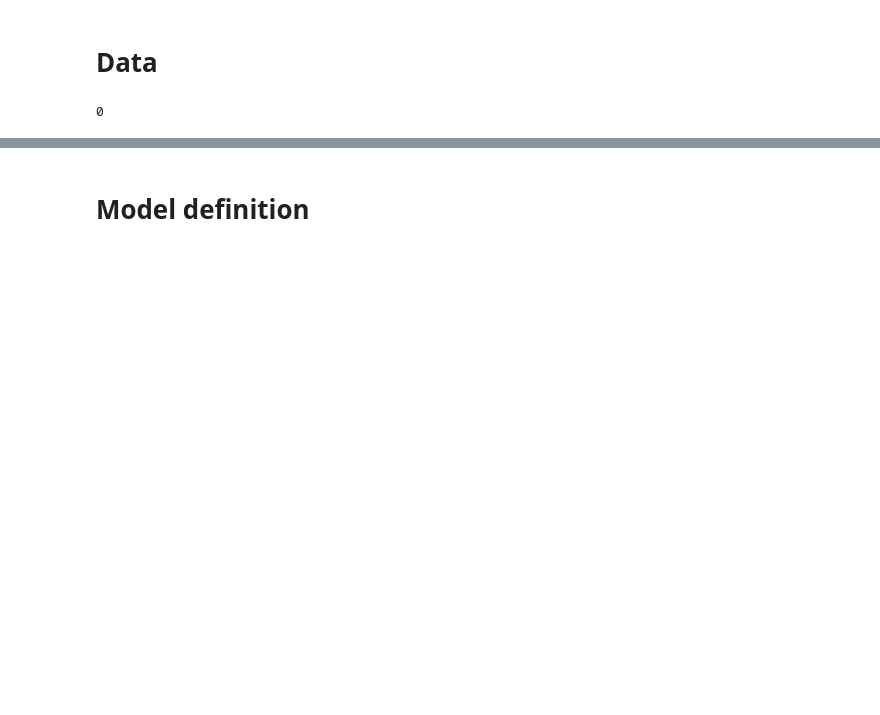
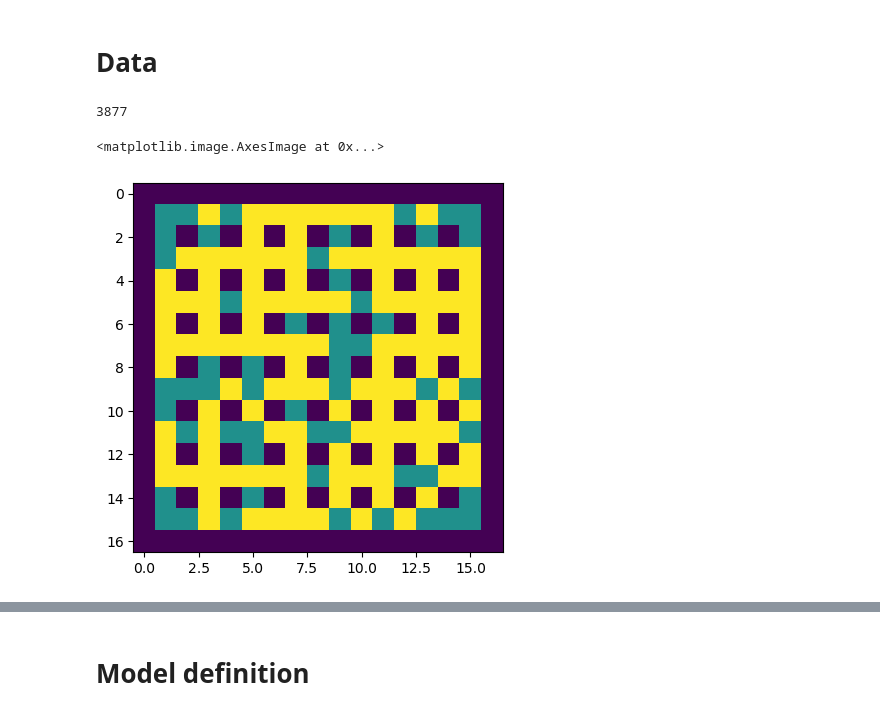
Before and after one commit to anuramat/uhd-mle-project, a Jupyter notebook: vkl.ipynb, the cells around one changed output, grey strips where cells are left out. Saved outputs shown, nothing was run; the diff lists cells and outputs as text; code cells hidden in the pictures; blank space fills up the shorter version.

```diff
--- a/vkl.ipynb
+++ b/vkl.ipynb
@@ -25,9 +24,9 @@ precision = "16-mixed"
 dir = "agent_code/watcher/output/"
 filenames = [f for f in listdir(dir) if f[-3:] == ".pt"][:1]
 paths = [join(dir, f) for f in filenames]
-packed = sum([load(path, weights_only=False) for path in paths], [])
+moves = sum([load(path, weights_only=False) for path in paths], [])
 
-dataset = MoveDataset(packed, radius=radius, dtype=dtype)
+dataset = MoveDataset(moves)
 dataloader = DataLoader(
     dataset,
     batch_size=batch_size,
@@ -36,8 +35,13 @@ dataloader = DataLoader(
     pin_memory=True,
     persistent_workers=True,
 )
-del packed
+del moves
 collect()
 # %% [output]
-0
+3877
+# %%
+plt.imshow(dataset[0][0][0, ...])
+# %% [output]
+<matplotlib.image.AxesImage at 0x...>
+[figure, added]
 # %%
```
Also changed, not shown: parts of 5 cells of this notebook, 10 other files.
